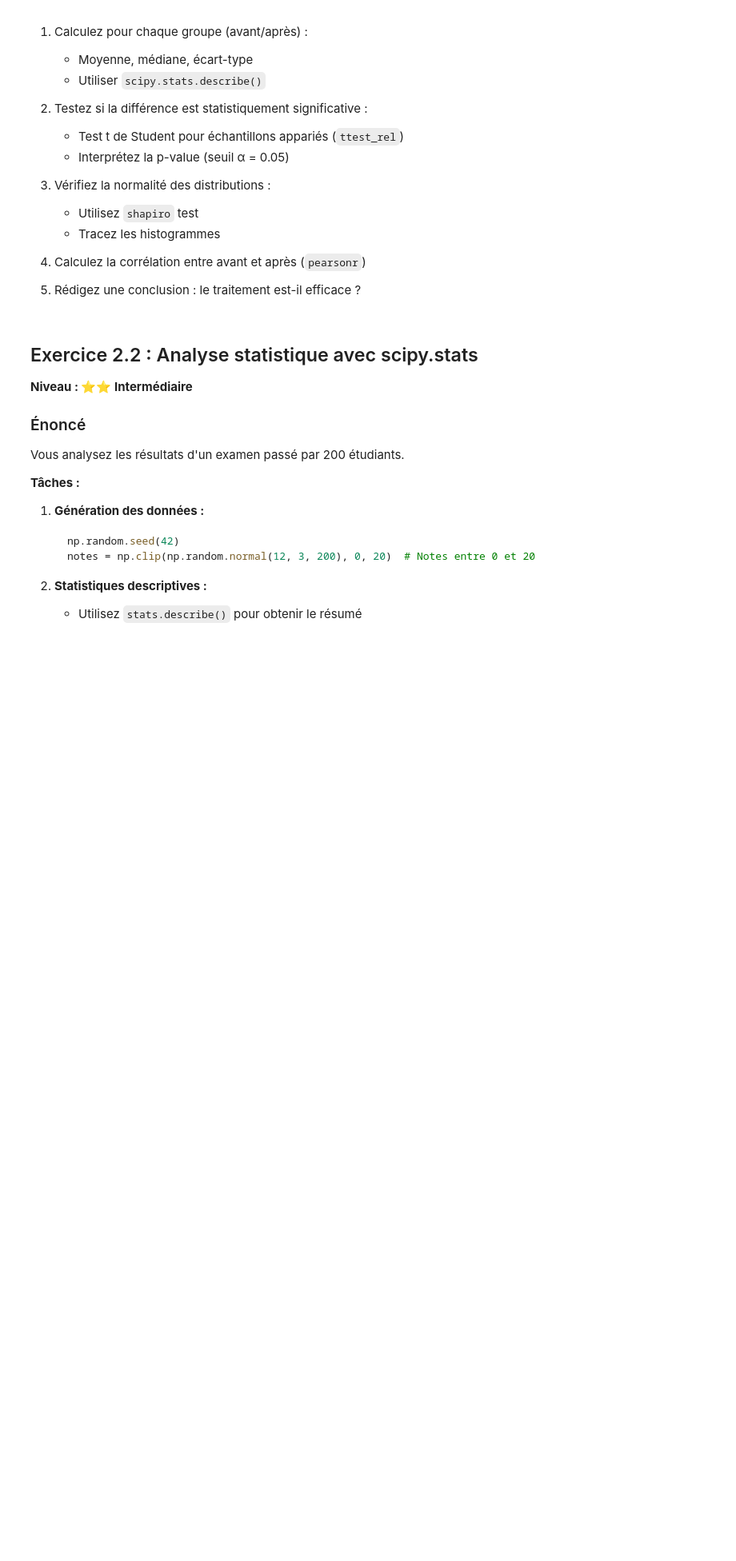
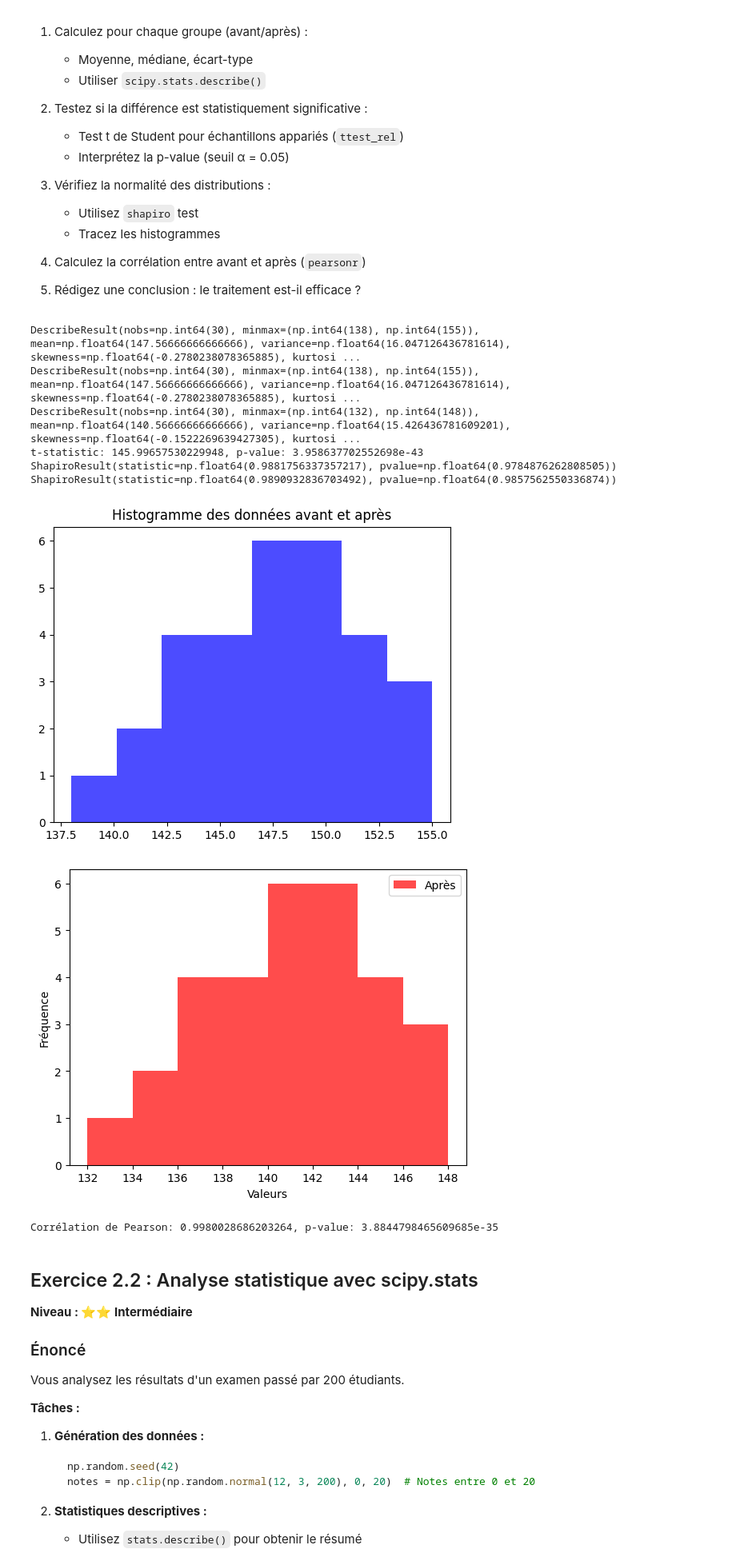
Before and after one commit to WassimXcx-dotcom/EventsManagerProject, a Jupyter notebook: exercices/exercices-pratiques-scipy.ipynb, the cells around one changed output. Shown at 80% size. Saved outputs shown, nothing was run; the diff lists cells and outputs as text; code cells hidden in the pictures; blank space fills up the shorter version.

```diff
--- a/exercices/exercices-pratiques-scipy.ipynb
+++ b/exercices/exercices-pratiques-scipy.ipynb
@@ -460,6 +535,60 @@ apres = [138, 132, 145, 140, 148, 135, 142, 143, 140, 144,
 4. Calculez la corrélation entre avant et après (`pearsonr`)
 
 5. Rédigez une conclusion : le traitement est-il efficace ?
+# %%
+from scipy import stats
+import numpy as np
+import matplotlib.pyplot as plt
+
+avant = np.array([145, 138, 152, 148, 155, 142, 149, 150, 147, 151,
+         143, 146, 154, 141, 148, 153, 144, 147, 150, 146,
+         149, 152, 145, 148, 151, 143, 147, 150, 144, 149])
+
+apres = np.array([138, 132, 145, 140, 148, 135, 142, 143, 140, 144,
+         136, 139, 147, 134, 141, 146, 137, 140, 143, 139,
+         142, 145, 138, 141, 144, 136, 140, 143, 137, 142])
+
+description_avant = stats.describe(avant)
+description_apres = stats.describe(apres)
+
+print(description_avant)
+# Pour avant
+print(description_avant)
+#pour apres
+print(description_apres)
+#2
+t_stats, p_value = stats.ttest_rel(avant, apres)
+print(f"t-statistic: {t_stats}, p-value: {p_value}")
+
+#3
+shapiro_avant = stats.shapiro(avant)
+shapiro_apres = stats.shapiro(apres)
+print(shapiro_avant)
+print(shapiro_apres)
+
+plt.title('Histogramme des données avant et après')
+plt.hist(avant, bins=8,label='Avant', alpha=0.7,color='blue')
+plt.show()
+plt.hist(apres, bins=8,label='Après', alpha=0.7,color='red')
+plt.xlabel('Valeurs')
+plt.ylabel('Fréquence')
+
+plt.legend()
+plt.show()
+
+#4
+coorelation, p_value = stats.pearsonr(avant, apres)
+print(f"Corrélation de Pearson: {coorelation}, p-value: {p_value}")
+# %% [output]
+DescribeResult(nobs=np.int64(30), minmax=(np.int64(138), np.int64(155)), mean=np.float64(147.56666666666666), variance=np.float64(16.047126436781614), skewness=np.float64(-0.2780238078365885), kurtosi ...
+DescribeResult(nobs=np.int64(30), minmax=(np.int64(138), np.int64(155)), mean=np.float64(147.56666666666666), variance=np.float64(16.047126436781614), skewness=np.float64(-0.2780238078365885), kurtosi ...
+DescribeResult(nobs=np.int64(30), minmax=(np.int64(132), np.int64(148)), mean=np.float64(140.56666666666666), variance=np.float64(15.426436781609201), skewness=np.float64(-0.1522269639427305), kurtosi ...
+t-statistic: 145.99657530229948, p-value: 3.958637702552698e-43
+ShapiroResult(statistic=np.float64(0.9881756337357217), pvalue=np.float64(0.9784876262808505))
+ShapiroResult(statistic=np.float64(0.9890932836703492), pvalue=np.float64(0.9857562550336874))
+[figure, added]
+[figure, added]
+Corrélation de Pearson: 0.9980028686203264, p-value: 3.8844798465609685e-35
 # %% [markdown]
 ## Exercice 2.2 : Analyse statistique avec scipy.stats
 **Niveau : ⭐⭐ Intermédiaire**
```
Also changed, not shown: parts of 5 cells of this notebook.
